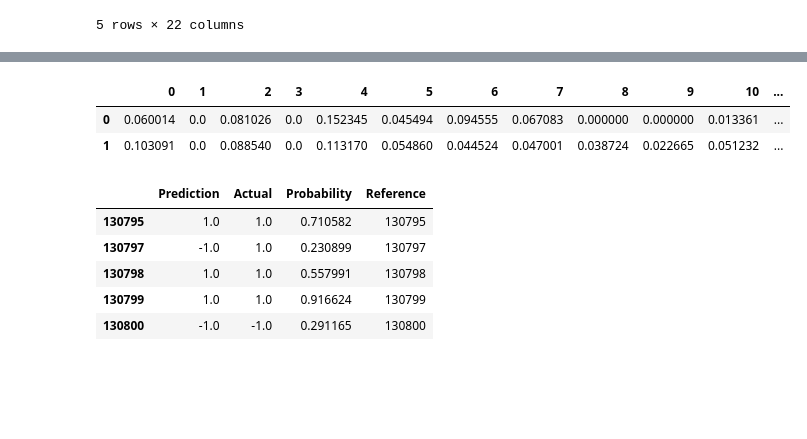
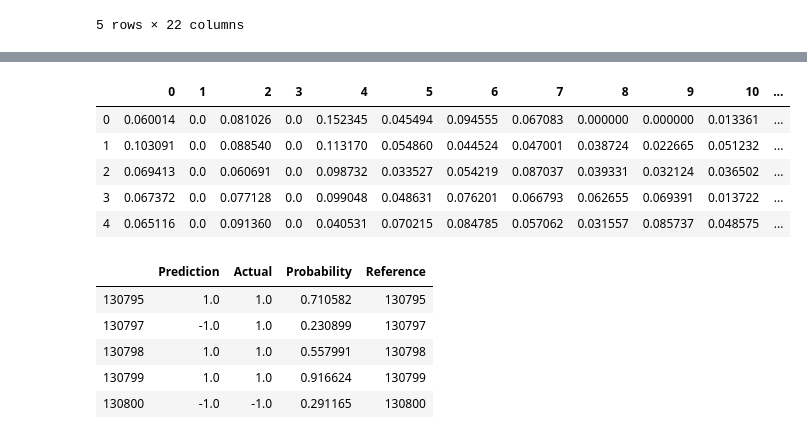
Before and after one commit to ekuo651/Machine-Learning-for-Stock-Selection, a Jupyter notebook: Project2_v3_AO.ipynb, the cells around one changed output, grey strips where cells are left out. Drawn from its saved outputs; the diff is of its cells as text; code cells hidden in the pictures; blank space fills up the shorter version.

```diff
--- a/Project2_v3_AO.ipynb
+++ b/Project2_v3_AO.ipynb
@@ -690,11 +676,14 @@ Accuracy score (validation): 0.439
 # %%
 #Seeing feature importance table thoughout the entire period - The higher the number the more important the feature
 feat = pd.DataFrame(feat)
-feat.head(2)
+feat.head(5)
 # %% [output]
 |  | 0 | 1 | 2 | 3 | 4 | 5 | 6 | 7 | 8 | 9 | 10 | ... |
 | 0 | 0.060014 | 0.0 | 0.081026 | 0.0 | 0.152345 | 0.045494 | 0.094555 | 0.067083 | 0.000000 | 0.000000 | 0.013361 | ... |
 | 1 | 0.103091 | 0.0 | 0.088540 | 0.0 | 0.113170 | 0.054860 | 0.044524 | 0.047001 | 0.038724 | 0.022665 | 0.051232 | ... |
+| 2 | 0.069413 | 0.0 | 0.060691 | 0.0 | 0.098732 | 0.033527 | 0.054219 | 0.087037 | 0.039331 | 0.032124 | 0.036502 | ... |
+| 3 | 0.067372 | 0.0 | 0.077128 | 0.0 | 0.099048 | 0.048631 | 0.076201 | 0.066793 | 0.062655 | 0.069391 | 0.013722 | ... |
+| 4 | 0.065116 | 0.0 | 0.091360 | 0.0 | 0.040531 | 0.070215 | 0.084785 | 0.057062 | 0.031557 | 0.085737 | 0.048575 | ... |
 # %%
 #df_pred.reset_index
 
```
Also changed, not shown: parts of 5 cells of this notebook.
